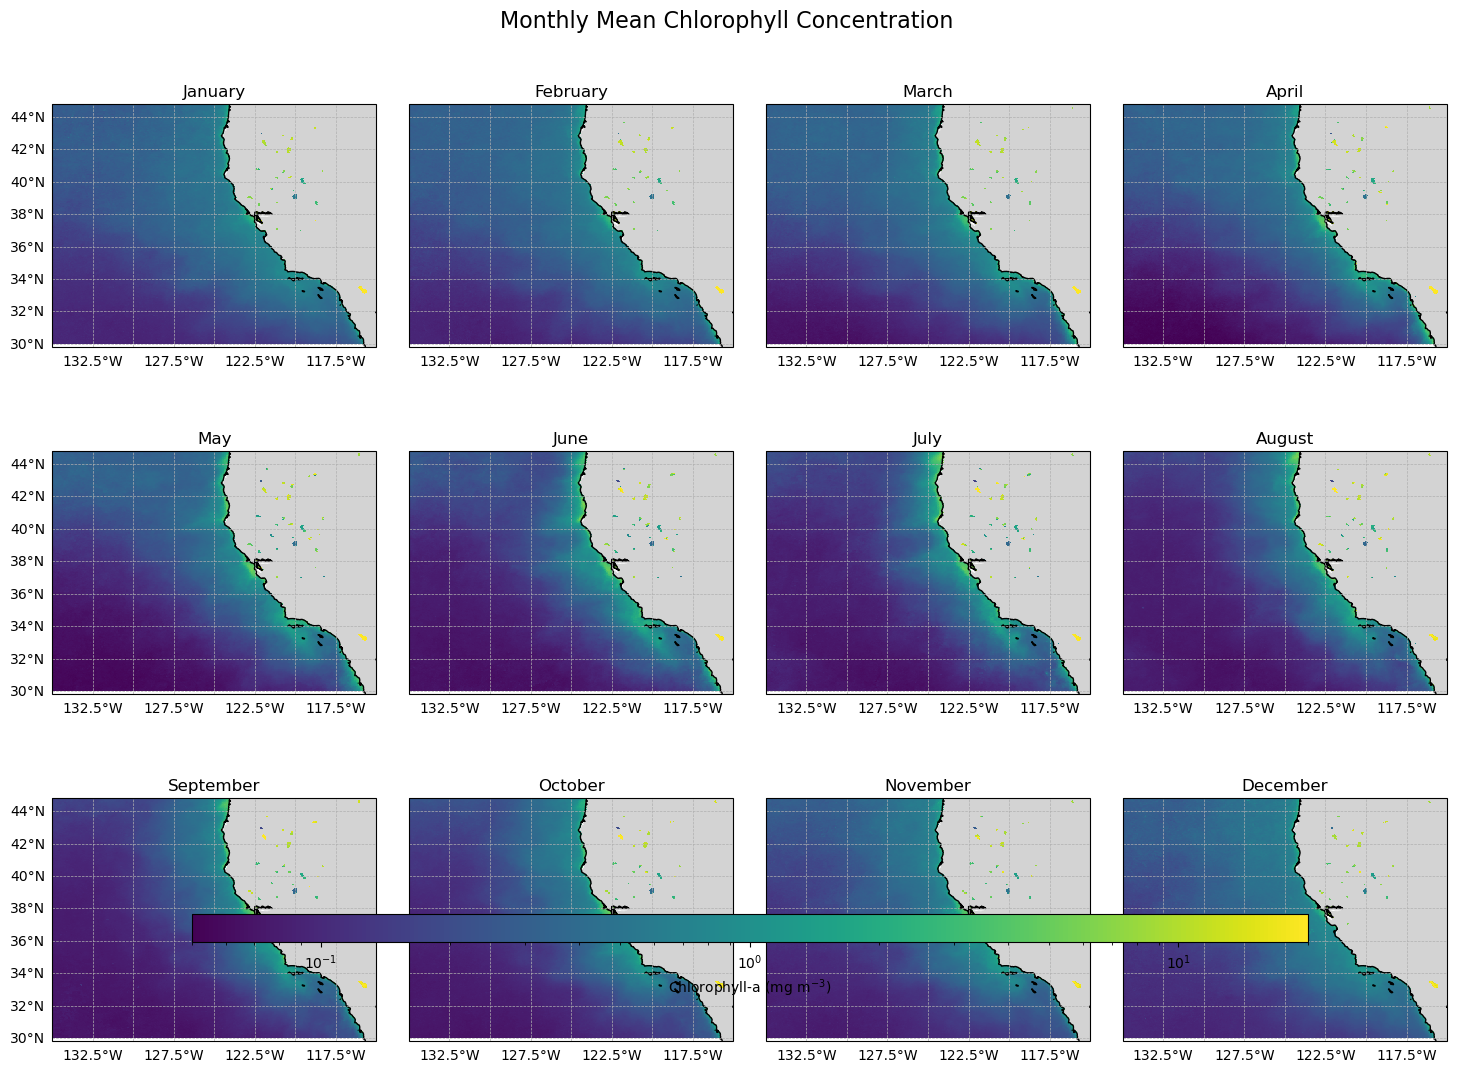
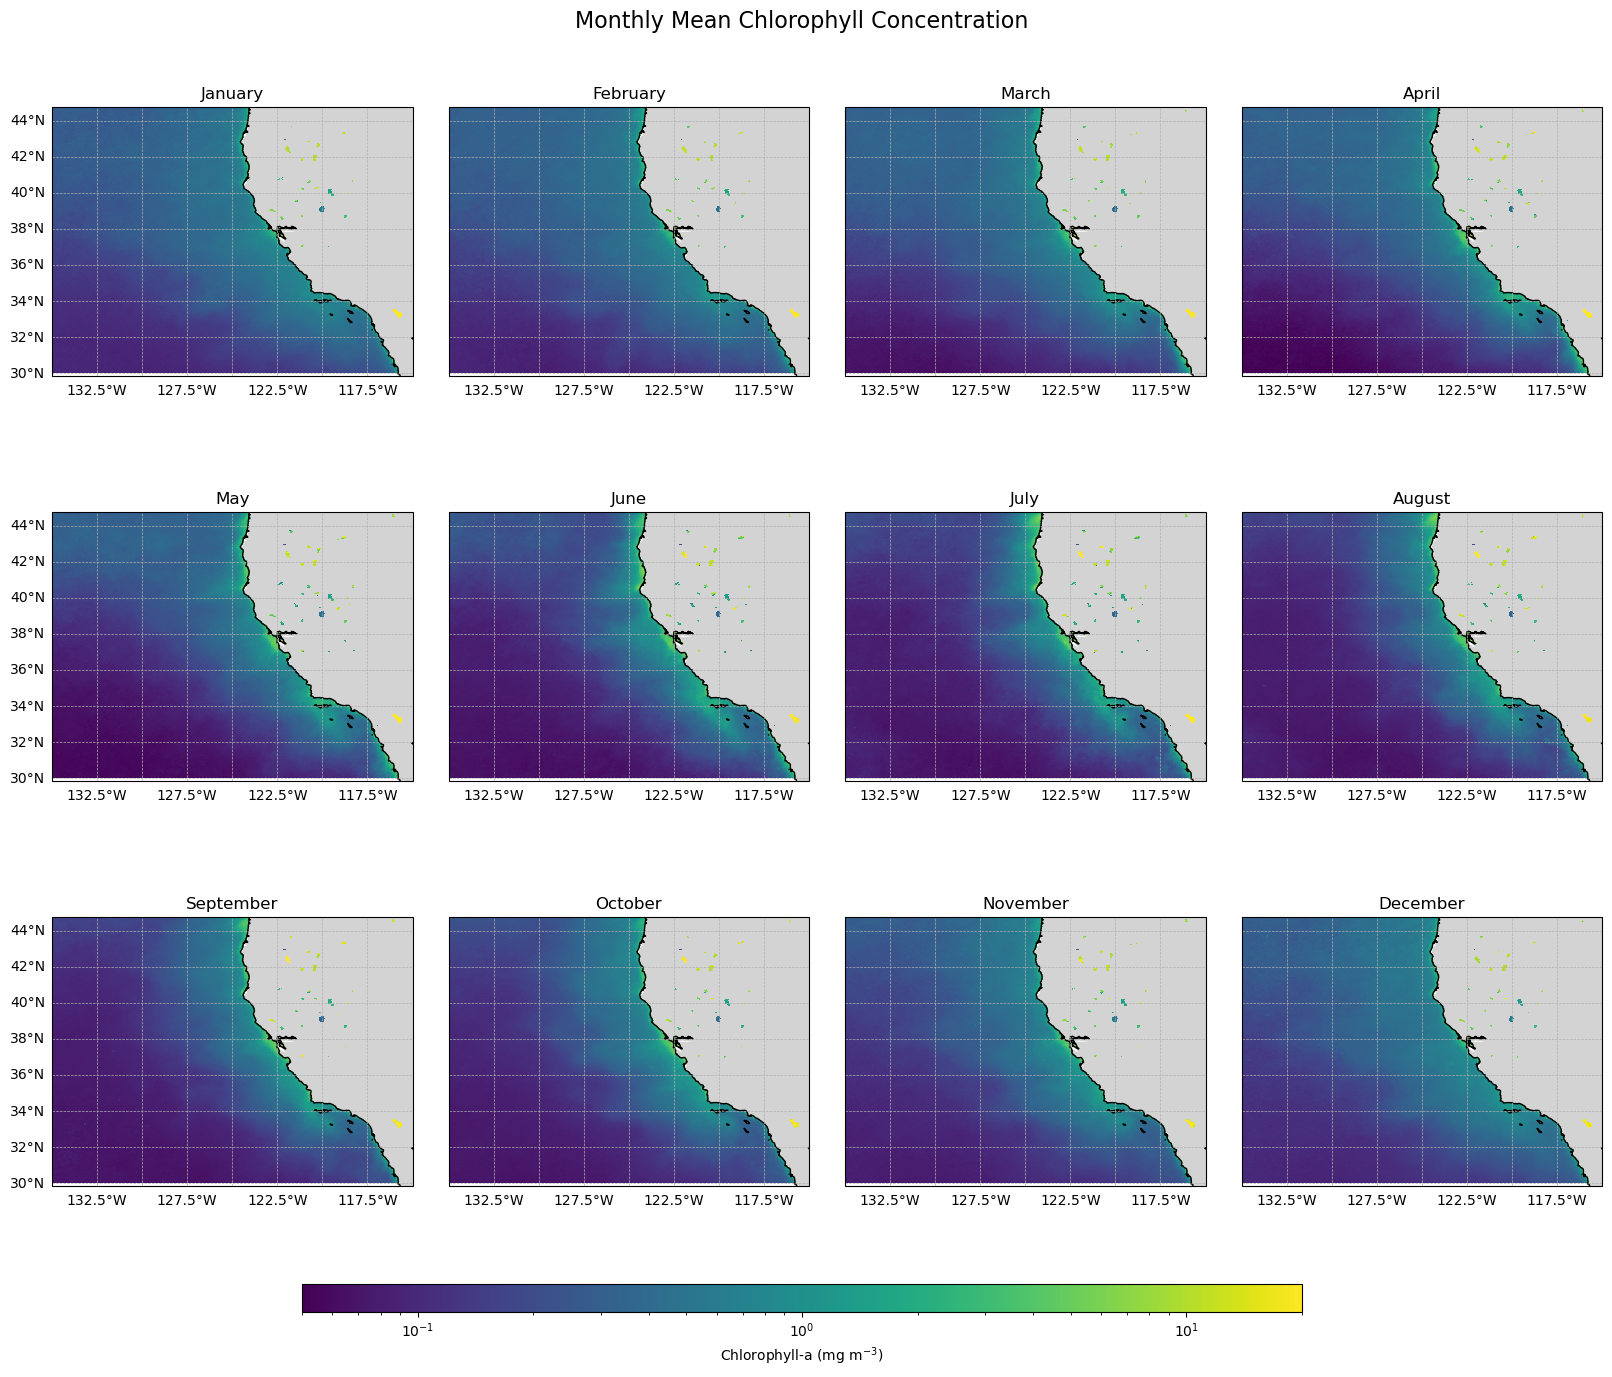
The notebook cell's code change between the first figure and the second:
--- before
+++ after
@@ -49,8 +49,7 @@
 fig, axes = plt.subplots(
     3, 4,
-    figsize=(18, 12),
+    figsize=(20, 14),
     subplot_kw={
-        "projection":
-        ccrs.PlateCarree()
+        "projection": ccrs.PlateCarree()
     }
 )
@@ -105,8 +104,5 @@
     gl.right_labels = False
 
-    # --------------------------------------------------
-    # FIX: Only show Y-axis labels on first column
-    # (January, May, September)
-    # --------------------------------------------------
+    # Only show Y labels on first column
     if i % 4 != 0:
         gl.left_labels = False
@@ -115,13 +111,18 @@
 
 # --------------------------------------------------
-# Shared colorbar (BOTTOM)
+# Create space for colorbar BELOW plots
 # --------------------------------------------------
+fig.subplots_adjust(bottom=0.12)
+
+# --------------------------------------------------
+# Add custom colorbar axis BELOW figure
+# [left, bottom, width, height]
+# --------------------------------------------------
+cax = fig.add_axes([0.25, 0.05, 0.5, 0.02])
+
 cbar = fig.colorbar(
     im,
-    ax=axes,
-    orientation="horizontal",
-    shrink=0.8,
-    pad=0.08,
-    aspect=40
+    cax=cax,
+    orientation="horizontal"
 )
 
@@ -130,4 +131,7 @@
 )
 
+# --------------------------------------------------
+# Main title
+# --------------------------------------------------
 fig.suptitle(
     "Monthly Mean Chlorophyll Concentration",
@@ -135,8 +139,10 @@
 )
 
+# --------------------------------------------------
+# Adjust spacing
+# --------------------------------------------------
 plt.subplots_adjust(
     hspace=0.25,
     wspace=0.10,
-    bottom=0.12,
     top=0.93
 )

Commit: colour bar fixed